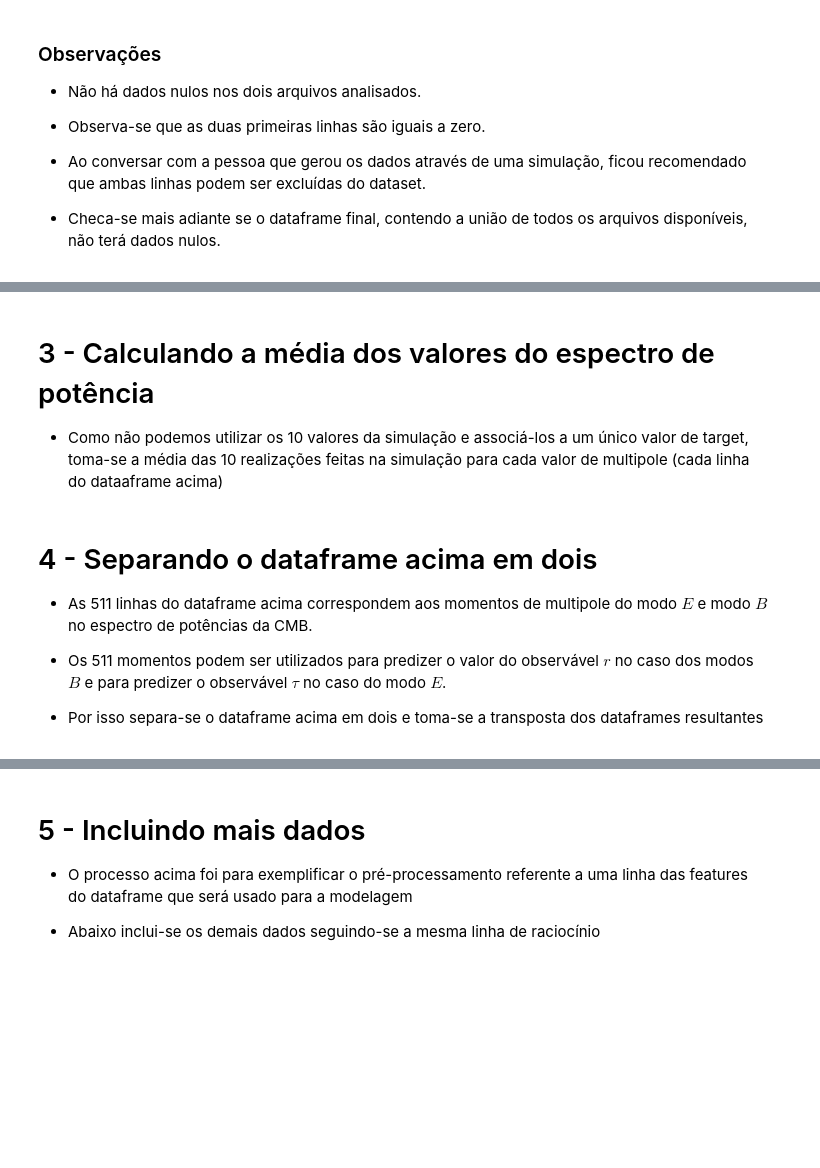
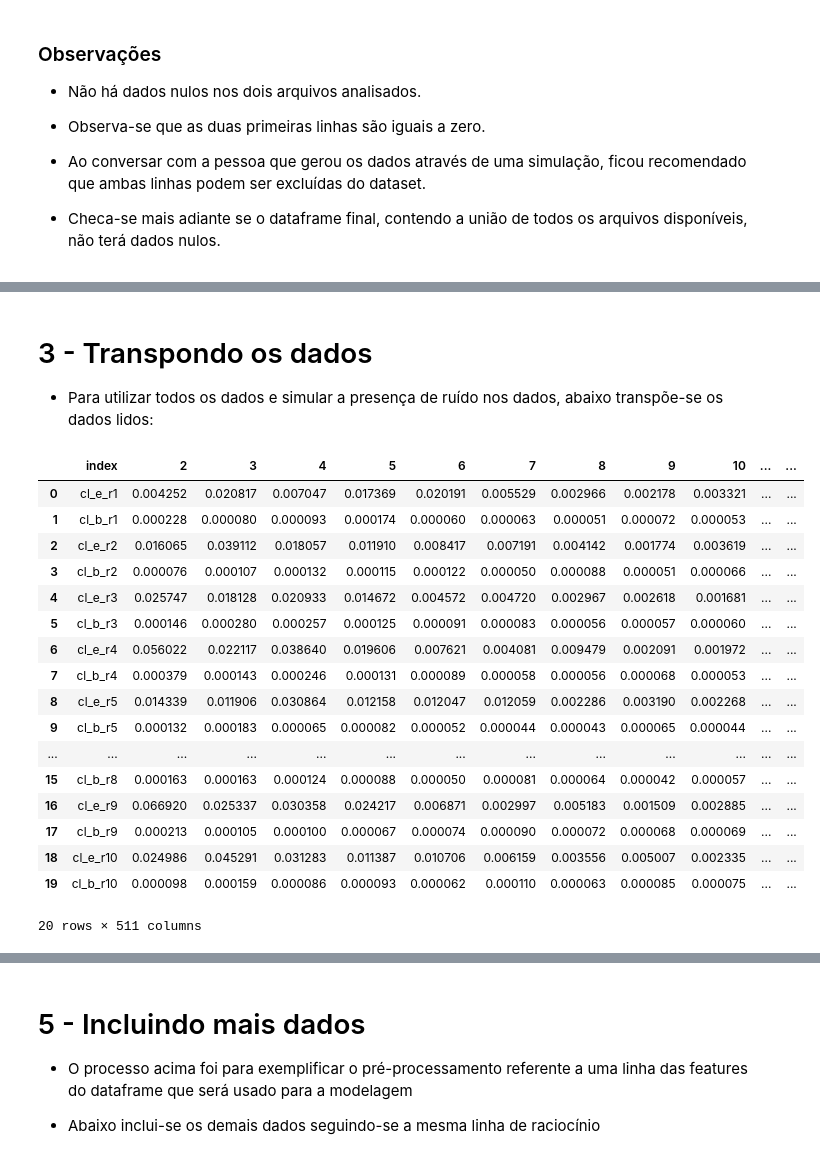
Before and after one commit to RenatodaCostaSantos/capacitacao, a Jupyter notebook: aeroespacial/notebooks/0_agrega_dados.ipynb, the cells around one changed output, grey strips where cells are left out. Saved outputs shown, nothing was run; the diff lists cells and outputs as text; code cells hidden in the pictures; blank space fills up the shorter version.

```diff
--- a/aeroespacial/notebooks/basic_processing.ipynb
+++ b/aeroespacial/notebooks/0_agrega_dados.ipynb
@@ -73,7 +160,7 @@ for i in range(1, 11):
         df.columns = [f'cl_e_r{i}', f'cl_b_r{i}']
 
 
-        df.drop(index=[0, 1], inplace=True)
+        df.drop(index=[0, 1, 512], inplace=True)
 
         dataframes.append(df)
         print(f"Prepared {file_name}")
@@ -93,5 +209,4 @@ print(combined_df.head())
 # %% [markdown]
-# 3 - Calculando a média dos valores do espectro de potência
+# 3 - Transpondo os dados
 
-
-- Como não podemos utilizar os 10 valores da simulação e associá-los a um único valor de target, toma-se a média das 10 realizações feitas na simulação para cada valor de multipole (cada linha do dataaframe acima)
+- Para utilizar todos os dados e simular a presença de ruído nos dados, abaixo transpõe-se os dados lidos:
@@ -127,8 +212,0 @@ print(f"Number of rows in the final DataFrame: {len(final_df)}")
-# %% [markdown]
-# 4 - Separando o dataframe acima em dois
-
-- As 511 linhas do dataframe acima correspondem aos momentos de multipole do modo $E$ e modo $B$ no espectro de potências da CMB.
-
-- Os 511 momentos podem ser utilizados para predizer o valor do observável $r$ no caso dos modos $B$ e para predizer o observável $\tau$ no caso do modo $E$.
-
-- Por isso separa-se o dataframe acima em dois e toma-se a transposta dos dataframes resultantes
@@ -151,0 +213,24 @@ print(df_b_avg_transposed.iloc[:, :5])
+# %%
+# Create the DataFrame for cl_e_avg by transposing the column
+df_transposed = combined_df.T.reset_index()
+
+df_transposed
+# %% [output]
+|  | index | 2 | 3 | 4 | 5 | 6 | 7 | 8 | 9 | 10 | ... | ... |
+| 0 | cl_e_r1 | 0.004252 | 0.020817 | 0.007047 | 0.017369 | 0.020191 | 0.005529 | 0.002966 | 0.002178 | 0.003321 | ... | ... |
+| 1 | cl_b_r1 | 0.000228 | 0.000080 | 0.000093 | 0.000174 | 0.000060 | 0.000063 | 0.000051 | 0.000072 | 0.000053 | ... | ... |
+| 2 | cl_e_r2 | 0.016065 | 0.039112 | 0.018057 | 0.011910 | 0.008417 | 0.007191 | 0.004142 | 0.001774 | 0.003619 | ... | ... |
+| 3 | cl_b_r2 | 0.000076 | 0.000107 | 0.000132 | 0.000115 | 0.000122 | 0.000050 | 0.000088 | 0.000051 | 0.000066 | ... | ... |
+| 4 | cl_e_r3 | 0.025747 | 0.018128 | 0.020933 | 0.014672 | 0.004572 | 0.004720 | 0.002967 | 0.002618 | 0.001681 | ... | ... |
+| 5 | cl_b_r3 | 0.000146 | 0.000280 | 0.000257 | 0.000125 | 0.000091 | 0.000083 | 0.000056 | 0.000057 | 0.000060 | ... | ... |
+| 6 | cl_e_r4 | 0.056022 | 0.022117 | 0.038640 | 0.019606 | 0.007621 | 0.004081 | 0.009479 | 0.002091 | 0.001972 | ... | ... |
+| 7 | cl_b_r4 | 0.000379 | 0.000143 | 0.000246 | 0.000131 | 0.000089 | 0.000058 | 0.000056 | 0.000068 | 0.000053 | ... | ... |
+| 8 | cl_e_r5 | 0.014339 | 0.011906 | 0.030864 | 0.012158 | 0.012047 | 0.012059 | 0.002286 | 0.003190 | 0.002268 | ... | ... |
+| 9 | cl_b_r5 | 0.000132 | 0.000183 | 0.000065 | 0.000082 | 0.000052 | 0.000044 | 0.000043 | 0.000065 | 0.000044 | ... | ... |
+| ... | ... | ... | ... | ... | ... | ... | ... | ... | ... | ... | ... | ... |
+| 15 | cl_b_r8 | 0.000163 | 0.000163 | 0.000124 | 0.000088 | 0.000050 | 0.000081 | 0.000064 | 0.000042 | 0.000057 | ... | ... |
+| 16 | cl_e_r9 | 0.066920 | 0.025337 | 0.030358 | 0.024217 | 0.006871 | 0.002997 | 0.005183 | 0.001509 | 0.002885 | ... | ... |
+| 17 | cl_b_r9 | 0.000213 | 0.000105 | 0.000100 | 0.000067 | 0.000074 | 0.000090 | 0.000072 | 0.000068 | 0.000069 | ... | ... |
+| 18 | cl_e_r10 | 0.024986 | 0.045291 | 0.031283 | 0.011387 | 0.010706 | 0.006159 | 0.003556 | 0.005007 | 0.002335 | ... | ... |
+| 19 | cl_b_r10 | 0.000098 | 0.000159 | 0.000086 | 0.000093 | 0.000062 | 0.000110 | 0.000063 | 0.000085 | 0.000075 | ... | ... |
+20 rows × 511 columns
```
Also changed, not shown: parts of 53 cells of this notebook, 4 other files.
